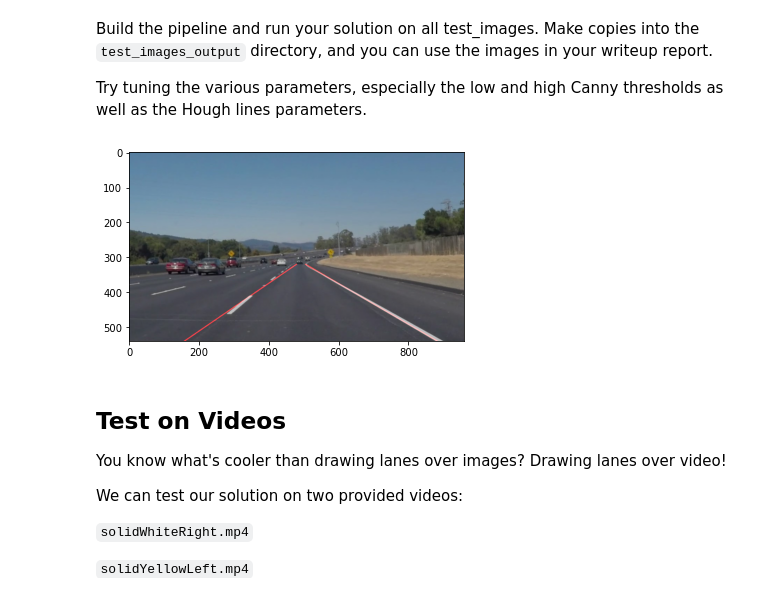
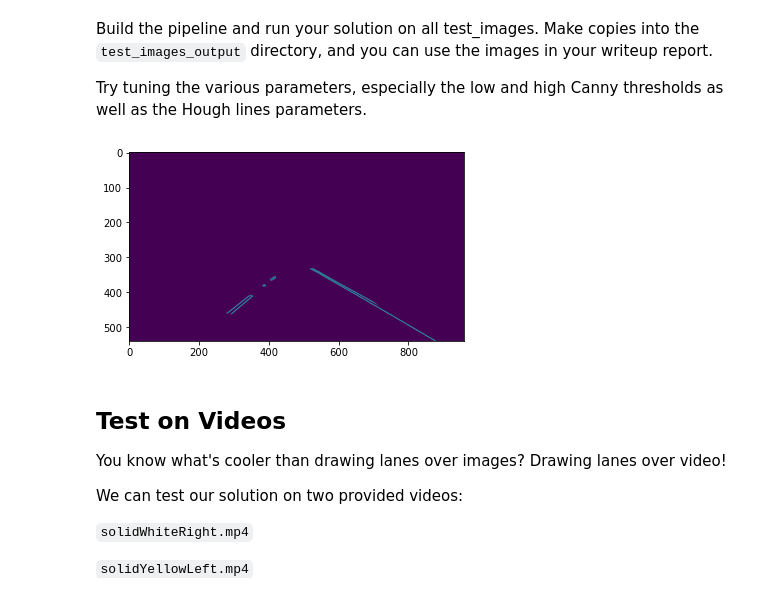
Before and after one commit to Cartoniol/CarND-LaneLines-P1-master, a Jupyter notebook: P1.ipynb, the cells around one changed output. Saved outputs shown, nothing was run; the diff lists cells and outputs as text; code cells hidden in the pictures.

```diff
--- a/P1.ipynb
+++ b/P1.ipynb
@@ -247,42 +267,47 @@ for im in range(len(images)):
     xshape = image.shape[1]
     yshape = image.shape[0]
 
     # Grayscale the image
     gray = grayscale(image)
 
     # Define a kernel size and apply Gaussian smoothing
     kernel_size = 5
     blur_gray = gaussian_blur(gray, kernel_size)
 
     # Define our parameters for Canny and apply
     low_threshold = 50
     high_threshold = 150
     edges = canny(blur_gray, low_threshold, high_threshold)
 
     # Setup vertices and crate masked image
-    vertices = np.array([[(0,yshape),(xshape/2-40, yshape/2+50), (xshape/2+40, yshape/2+50), (xshape,yshape)]], dtype=np.int32)
+    vertices = np.array([[(130,yshape-100),(xshape/2-10, yshape/2+70), (xshape/2+60, yshape/2+60), (xshape-80,yshape)]], dtype=np.int32)
     masked_edges = region_of_interest(edges, vertices)
+    plt.imshow(masked_edges)
 
     # Define the Hough transform parameters
     # Make a blank the same size as our image to draw on
-    rho = 3 # distance resolution in pixels of the Hough grid
-    theta = np.pi/180*3 # angular resolution in radians of the Hough grid
+    rho = 1 # distance resolution in pixels of the Hough grid
+    theta = np.pi/180*1 # angular resolution in radians of the Hough grid
     threshold = 15     # minimum number of votes (intersections in Hough grid cell)
-    min_line_len = 50 #minimum number of pixels making up a line
-    max_line_gap = 30    # maximum gap in pixels between connectable line segments
+    min_line_len = 4 #minimum number of pixels making up a line
+    max_line_gap = 10    # maximum gap in pixels between connectable line segments
     line_image = np.copy(image)*0 # creating a blank to draw lines on
 
     # Run Hough on edge detected image
     # Output "lines" is an array containing endpoints of detected line segments
-    lines = hough_lines(masked_edges, rho, theta, threshold, min_line_len, max_line_gap, vertices)
+    line_act = 1
+    thickness = 1
+    lines = hough_lines(masked_edges, rho, theta, threshold, min_line_len, max_line_gap, vertices, line_act, thickness)
     #print(lines)
 
     # Draw the lines on the edge image
     lines_edges = weighted_img(lines, image, α=0.8, β=1., γ=0.)
-    plt.imshow(lines_edges)
-    cv2.imwrite(os.path.join("/home/workspace/CarND-LaneLines-P1/test_images_output",str(images[im])), lines_edges)
+
+    #plt.imshow(lines_edges)
+    file_name = path + '/test_img_output/' + str(images[im])
+    cv2.imwrite(file_name, lines_edges)
 # %% [output]
-[figure, old version]
+[figure, new version]
 # %% [markdown]
 ## Test on Videos
 
```
Also changed, not shown: parts of 6 cells of this notebook.
